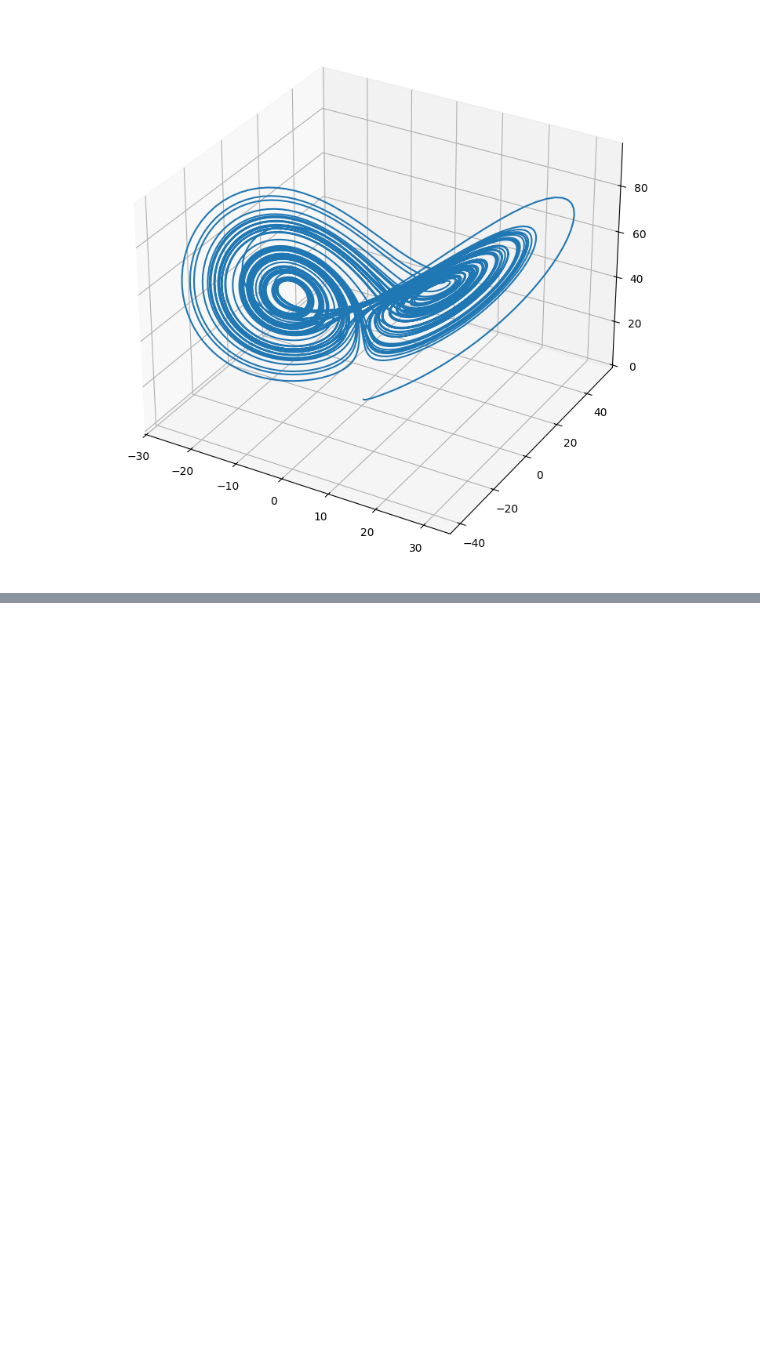
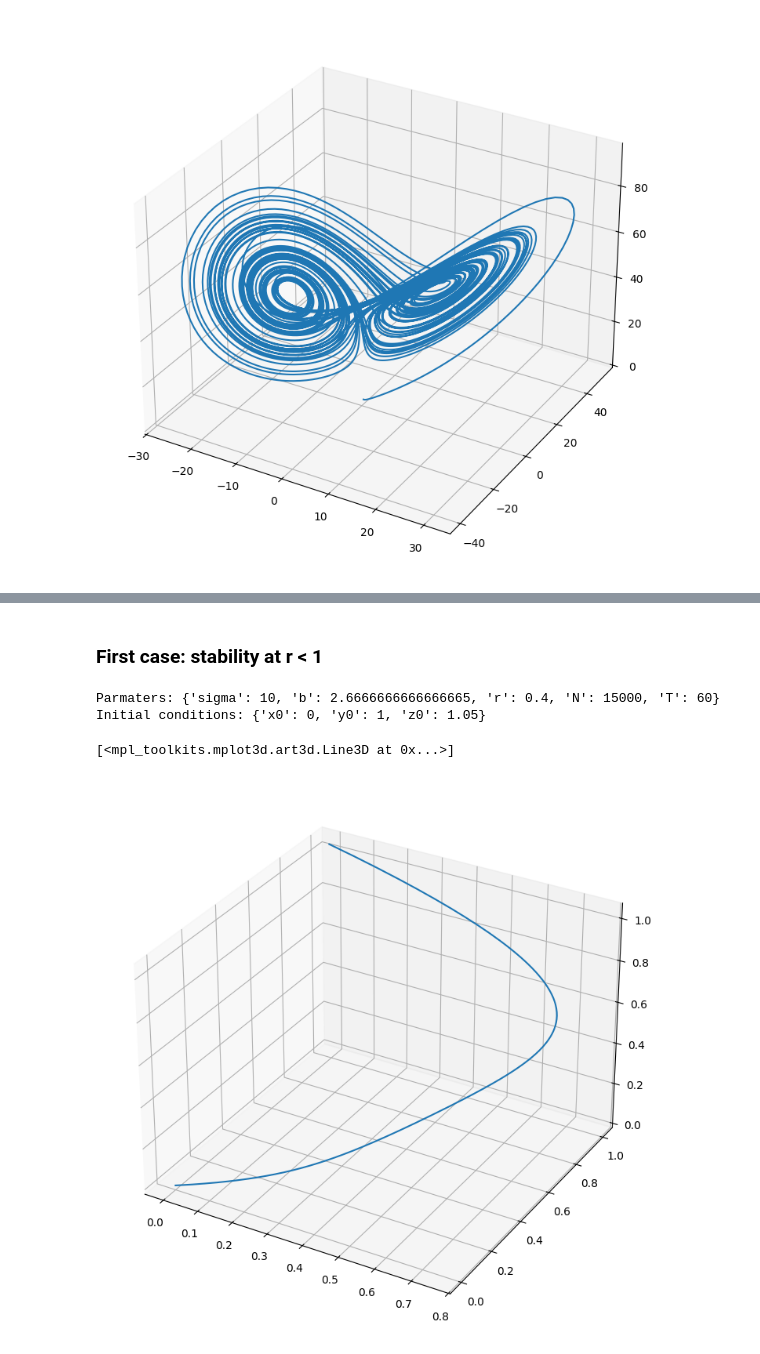
Before and after one commit to kafui-dev/lorenz_system, a Jupyter notebook: simulation.ipynb, the cells around one changed output, grey strips where cells are left out. Cells and saved outputs as stored; diff of their text form; code cells hidden in the pictures; blank space fills up the shorter version.

```diff
--- a/simulation.ipynb
+++ b/simulation.ipynb
@@ -83,0 +91,19 @@ ax.plot(x,y,z)
+# %% [markdown]
+### First case: stability at r < 1
+# %%
+# definition of the initial parameters
+# initial conditions (not changed)
+# parameters changed for r
+params["r"] = 0.4
+# %%
+# resolution and viz
+x,y,z = lorenz_system_with_euler(init,params)
+fig = plt.figure(figsize=(16,9))
+ax = fig.add_subplot(111, projection='3d')
+
+ax.plot(x,y,z)
+# %% [output]
+Parmaters: {'sigma': 10, 'b': 2.6666666666666665, 'r': 0.4, 'N': 15000, 'T': 60}
+Initial conditions: {'x0': 0, 'y0': 1, 'z0': 1.05}
+[<mpl_toolkits.mplot3d.art3d.Line3D at 0x...>]
+[figure, added]
```
Also changed, not shown: parts of 13 cells of this notebook.
